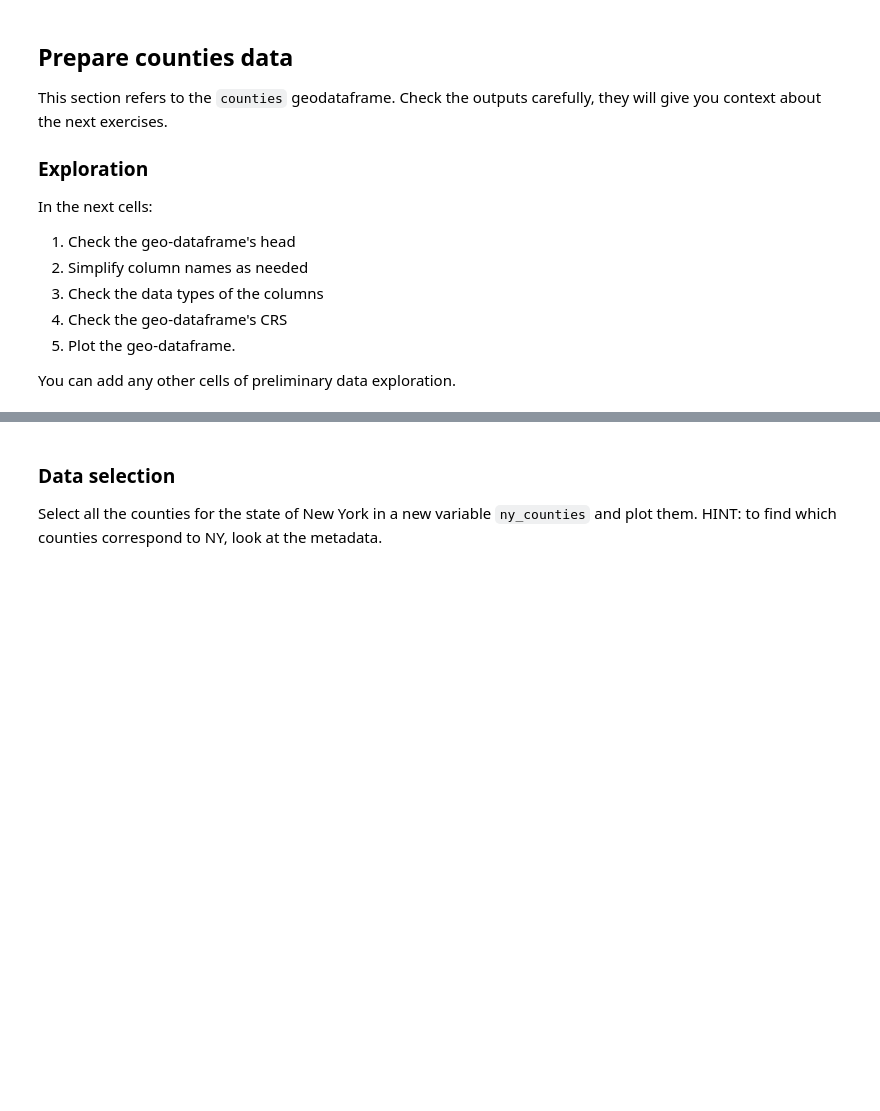
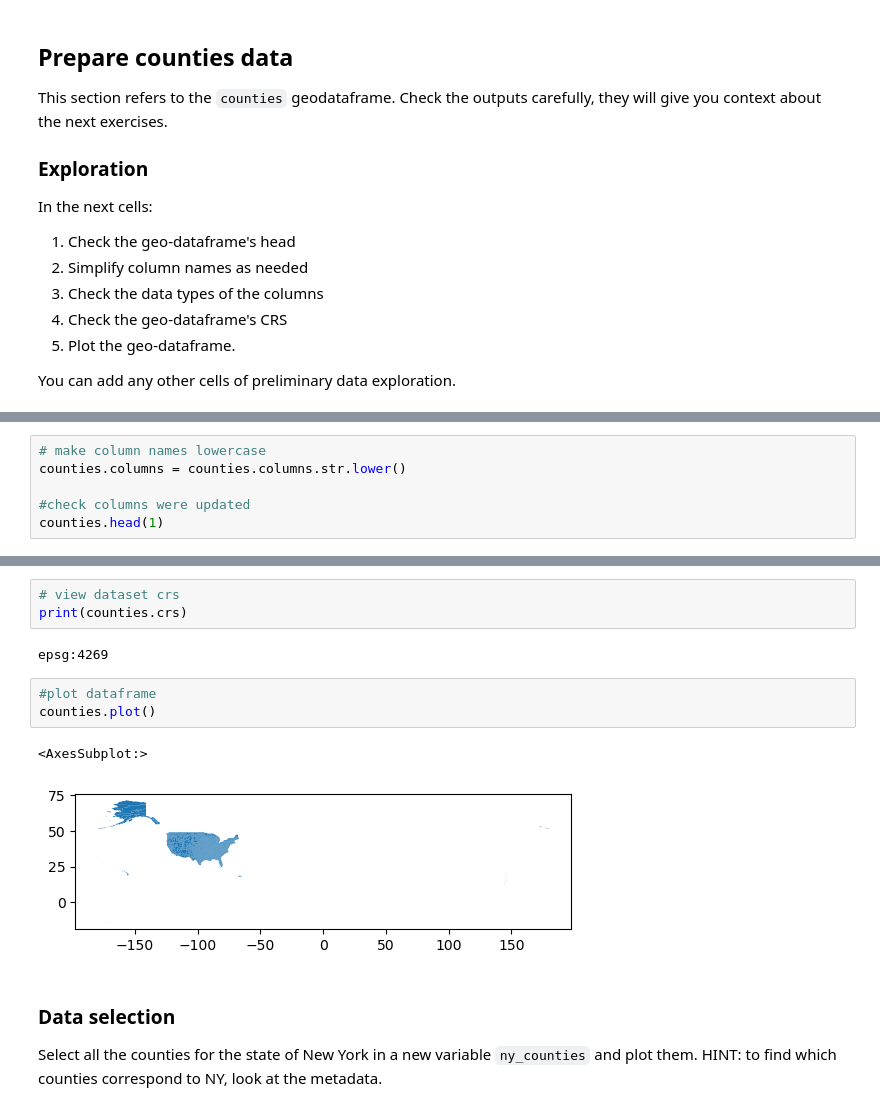
Before and after one commit to kristinaglass/eds220-hwk-3, a Jupyter notebook: hwk3-task1-spills.ipynb, the cells around one changed output, grey strips where cells are left out. Cells and saved outputs as stored; diff of their text form; blank space fills up the shorter version.

Commit message:
completed data aggregation and prepared counties data

```diff
--- a/hwk3-task1-spills.ipynb
+++ b/hwk3-task1-spills.ipynb
@@ -283,0 +320,6 @@ You can add any other cells of preliminary data exploration.
+# %%
+# make column names lowercase
+counties.columns = counties.columns.str.lower()
+
+#check columns were updated
+counties.head(1)
@@ -284,3 +352,14 @@ You can add any other cells of preliminary data exploration.
+# %%
+# view dataset crs
+print(counties.crs)
+# %% [output]
+epsg:4269
+# %%
+#plot dataframe
+counties.plot()
+# %% [output]
+<AxesSubplot:>
+[figure, added]
 # %% [markdown]
 ### Data selection
 
```
Also changed, not shown: parts of 11 cells of this notebook.
